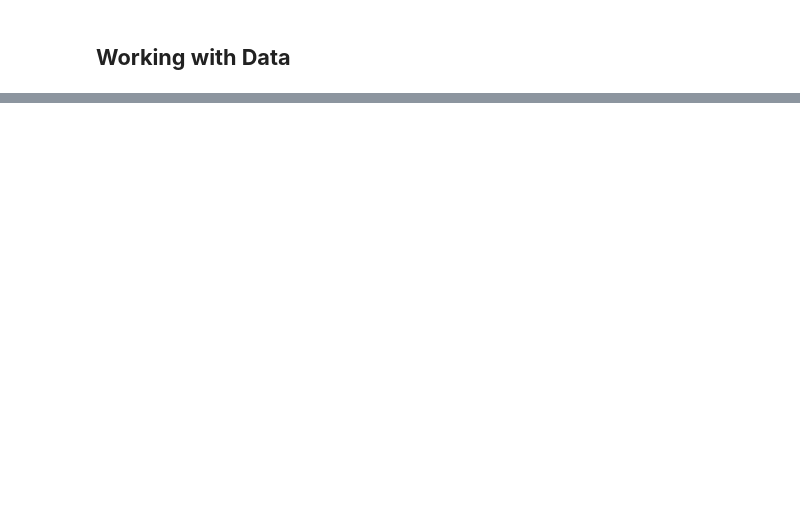
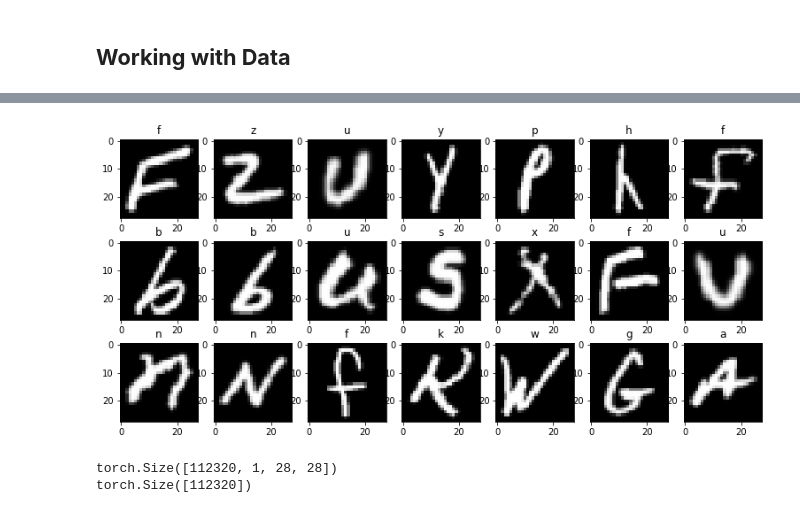
Before and after one commit to shre-db/EMNIST-CNN, a Jupyter notebook: notebook.ipynb, the cells around one changed output, grey strips where cells are left out. Drawn from its saved outputs; the diff is of its cells as text; code cells hidden in the pictures; blank space fills up the shorter version.

```diff
--- a/notebook.ipynb
+++ b/notebook.ipynb
@@ -134,0 +219,3 @@ To github.com:shre-db/A-Curious-FFN.git
+# %%
+for i in range(len(emnist.classes)):
+  print(torch.sum(emnist.targets==i))
@@ -134,0 +285,19 @@ To github.com:shre-db/A-Curious-FFN.git
+# %%
+# Visualize a few images
+fig, ax = plt.subplots(3, 7, figsize=(13,6))
+
+for i, ax in enumerate(ax.flatten()):
+
+  # randomly select an index to pick an image
+  img_idx = np.random.randint(images.shape[0])
+
+  # Pick the image and its target
+  img = np.squeeze(images[img_idx,:,:])
+  img_targ = categories[labels[img_idx]]
+
+  ax.imshow(img.T, cmap='gray')
+  ax.set_title(f'{img_targ}')
+
+plt.show()
+# %% [output]
+[figure, added]
@@ -134,0 +316,7 @@ To github.com:shre-db/A-Curious-FFN.git
+# %%
+# Check size. It should be [images, channels, width, height]
+print(train_loader.dataset.tensors[0].shape)
+print(train_loader.dataset.tensors[1].shape)
+# %% [output]
+torch.Size([112320, 1, 28, 28])
+torch.Size([112320])
```
Also changed, not shown: parts of 34 cells of this notebook.
